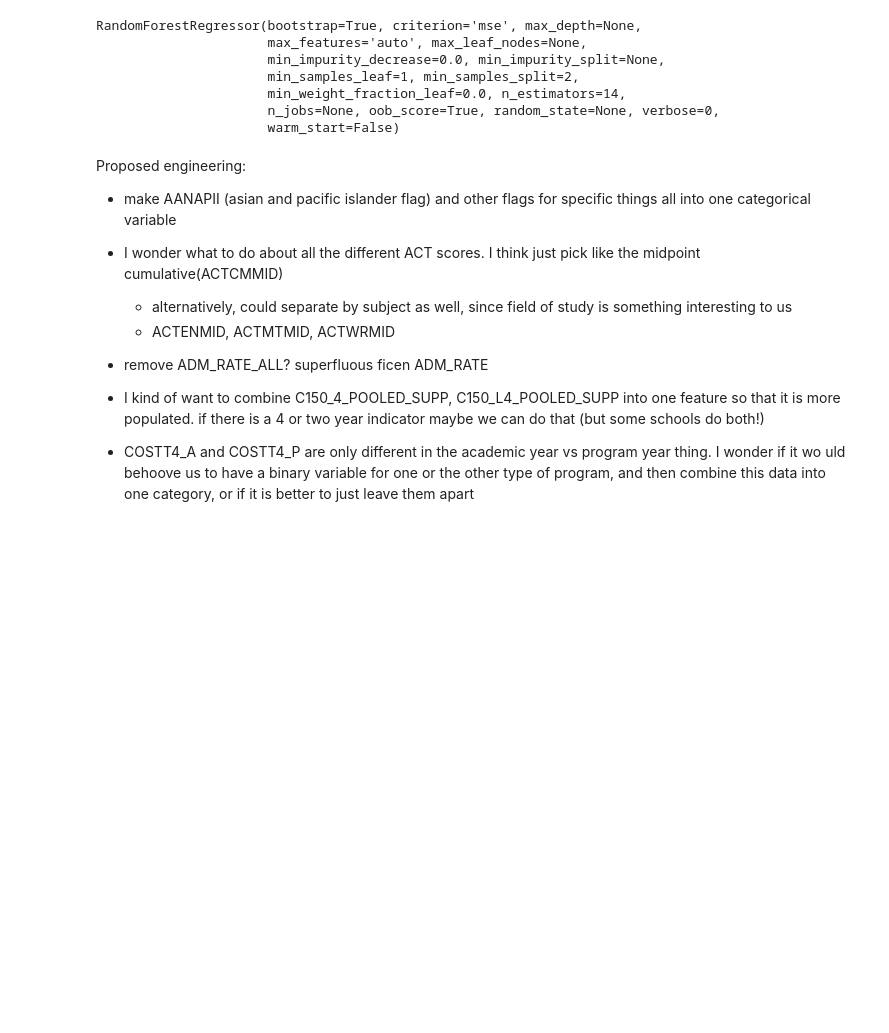
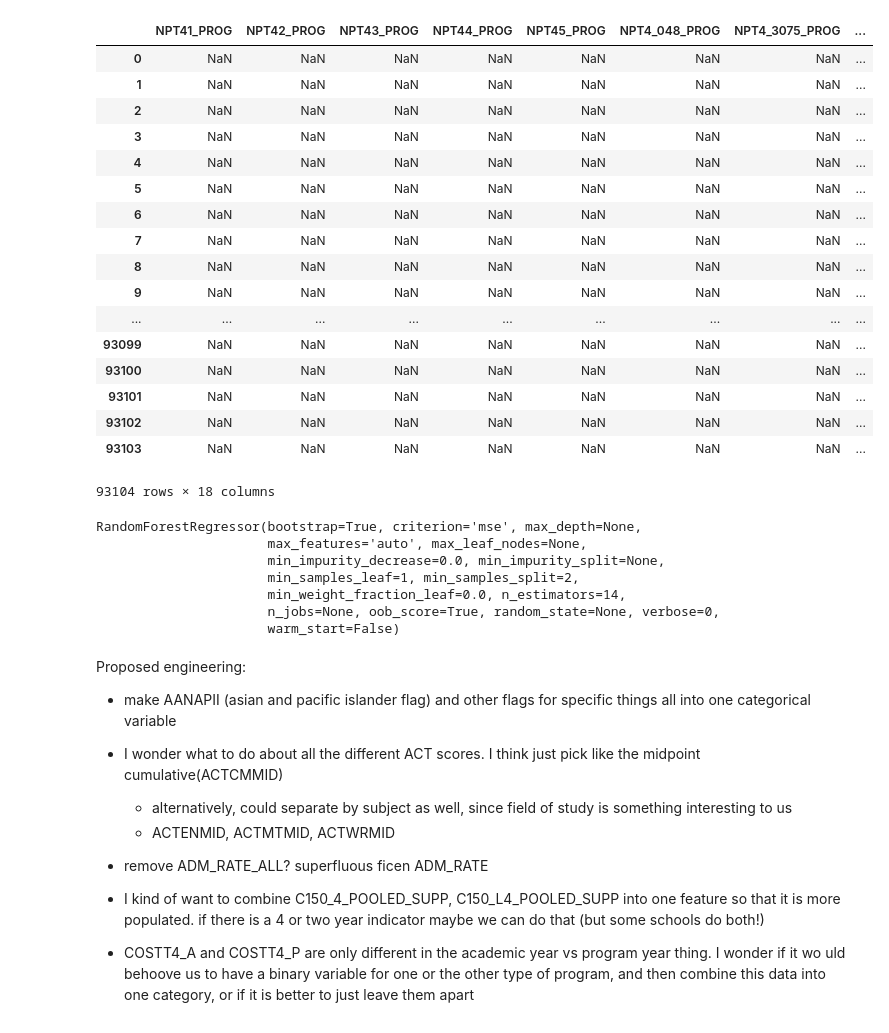
Before and after one commit to jeswan/post-secondary-education, a Jupyter notebook: will_stuff.ipynb, the cells around one changed output. Cells and saved outputs as stored; diff of their text form; code cells hidden in the pictures; blank space fills up the shorter version.

```diff
--- a/will_stuff.ipynb
+++ b/will_stuff.ipynb
@@ -12,4 +12,4 @@ clean_data.convertUnknownsToNans(dfs)
 clean_data.dropColsAllNans(dfs)
 merged_df = clean_data.intersection_and_merge(dfs)
 merged_df = clean_data.convertMixedDataTypes(merged_df)
-merged_df = merged_df.fillna(merged_df.mean())
+#merged_df = merged_df.fillna(merged_df.mean())
@@ -24,3 +71,41 @@ To retain the current behavior and silence the warning, pass 'sort=True'.
+# %%
+brackets = ['NPT41_',
+ 'NPT42_',
+ 'NPT43_',
+ 'NPT44_',
+ 'NPT45_',
+ 'NPT4_048_',
+ 'NPT4_3075_',
+ 'NPT4_75UP_']
+
+inst = ['PUB', 'PRIV', 'OTHER']
+# %%
+for brack in brackets:
+    merged_df[brack] = merged_df[brack +inst[0]].fillna(0) + merged_df[brack+inst[1]].fillna(0) + merged_df[brack+inst[2]].fillna(0)
+    merged_df = merged_df.drop(brack+inst[0], axis=1)
+    merged_df = merged_df.drop(brack+inst[1], axis=1)
+    merged_df = merged_df.drop(brack+inst[2], axis=1)
+# %%
+merged_df.filter(like='NPT')
+# %% [output]
+|  | NPT41_PROG | NPT42_PROG | NPT43_PROG | NPT44_PROG | NPT45_PROG | NPT4_048_PROG | NPT4_3075_PROG | ... |
+| 0 | NaN | NaN | NaN | NaN | NaN | NaN | NaN | ... |
+| 1 | NaN | NaN | NaN | NaN | NaN | NaN | NaN | ... |
+| 2 | NaN | NaN | NaN | NaN | NaN | NaN | NaN | ... |
+| 3 | NaN | NaN | NaN | NaN | NaN | NaN | NaN | ... |
+| 4 | NaN | NaN | NaN | NaN | NaN | NaN | NaN | ... |
+| 5 | NaN | NaN | NaN | NaN | NaN | NaN | NaN | ... |
+| 6 | NaN | NaN | NaN | NaN | NaN | NaN | NaN | ... |
+| 7 | NaN | NaN | NaN | NaN | NaN | NaN | NaN | ... |
+| 8 | NaN | NaN | NaN | NaN | NaN | NaN | NaN | ... |
+| 9 | NaN | NaN | NaN | NaN | NaN | NaN | NaN | ... |
+| ... | ... | ... | ... | ... | ... | ... | ... | ... |
+| 93099 | NaN | NaN | NaN | NaN | NaN | NaN | NaN | ... |
+| 93100 | NaN | NaN | NaN | NaN | NaN | NaN | NaN | ... |
+| 93101 | NaN | NaN | NaN | NaN | NaN | NaN | NaN | ... |
+| 93102 | NaN | NaN | NaN | NaN | NaN | NaN | NaN | ... |
+| 93103 | NaN | NaN | NaN | NaN | NaN | NaN | NaN | ... |
+93104 rows × 18 columns
 # %%
 train, test = model.sampling_data(merged_df)
 # %%
```
Also changed, not shown: parts of 10 cells of this notebook.
